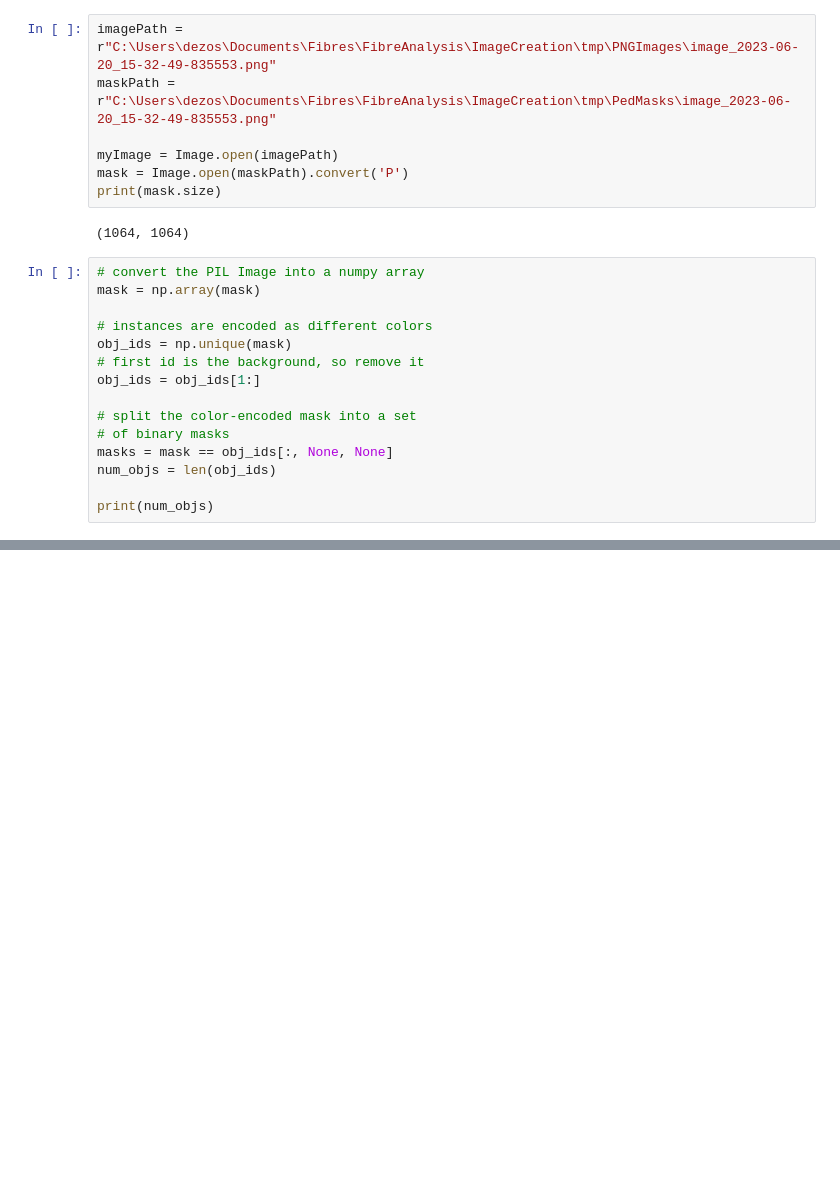
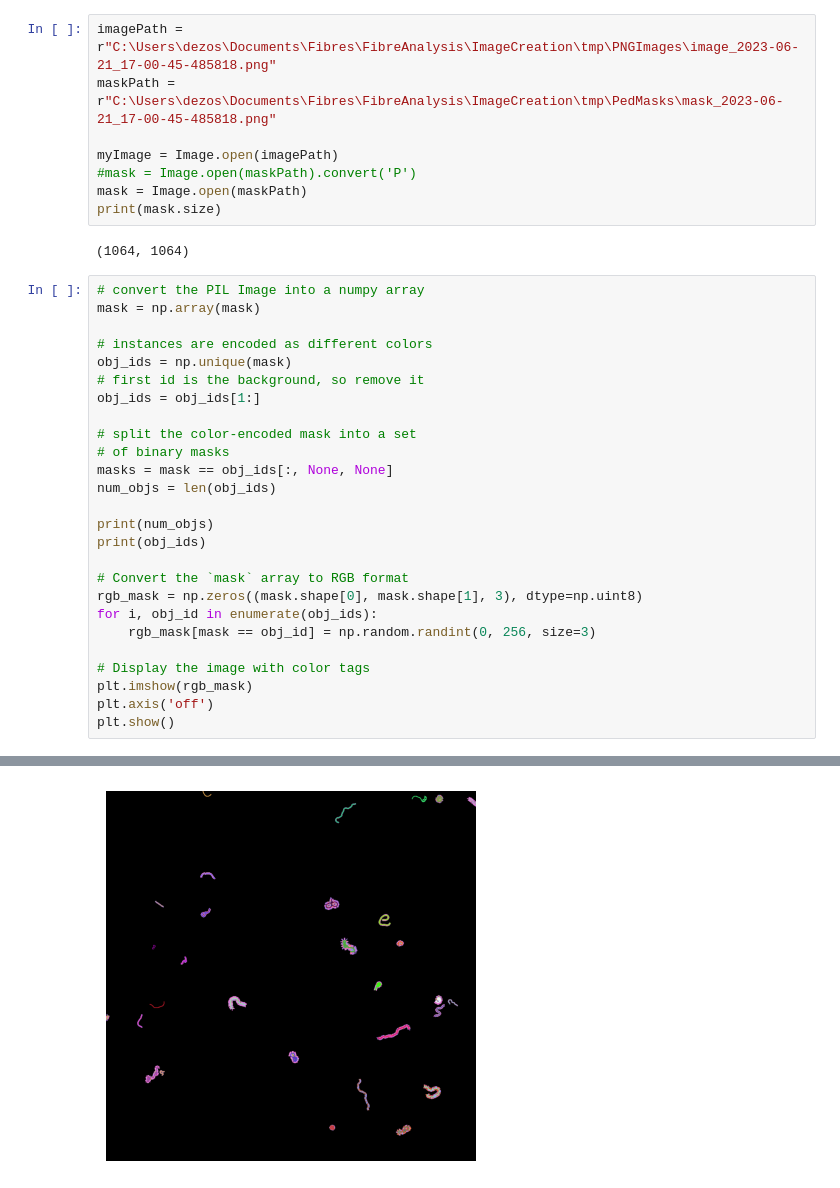
Before and after one commit to DeiricSean/FibreAnalysis, a Jupyter notebook: ImageCreation/temp_image_processing.ipynb, the cells around one changed output, grey strips where cells are left out. Saved outputs shown, nothing was run; the diff lists cells and outputs as text; blank space fills up the shorter version.

```diff
--- a/ImageCreation/temp_image_processing.ipynb
+++ b/ImageCreation/temp_image_processing.ipynb
@@ -7,9 +8,10 @@ from PIL import Image
 # %%
-imagePath = r"C:\Users\dezos\Documents\Fibres\FibreAnalysis\ImageCreation\tmp\PNGImages\image_2023-06-20_15-32-49-835553.png"
-maskPath = r"C:\Users\dezos\Documents\Fibres\FibreAnalysis\ImageCreation\tmp\PedMasks\image_2023-06-20_15-32-49-835553.png"
+imagePath = r"C:\Users\dezos\Documents\Fibres\FibreAnalysis\ImageCreation\tmp\PNGImages\image_2023-06-21_17-00-45-485818.png"
+maskPath = r"C:\Users\dezos\Documents\Fibres\FibreAnalysis\ImageCreation\tmp\PedMasks\mask_2023-06-21_17-00-45-485818.png"
 
 myImage = Image.open(imagePath)
-mask = Image.open(maskPath).convert('P')
+#mask = Image.open(maskPath).convert('P')
+mask = Image.open(maskPath)
 print(mask.size)
 # %% [output]
 (1064, 1064)
@@ -28,4 +30,15 @@ masks = mask == obj_ids[:, None, None]
 num_objs = len(obj_ids)
 
 print(num_objs)
+print(obj_ids)
+
+# Convert the `mask` array to RGB format
+rgb_mask = np.zeros((mask.shape[0], mask.shape[1], 3), dtype=np.uint8)
+for i, obj_id in enumerate(obj_ids):
+    rgb_mask[mask == obj_id] = np.random.randint(0, 256, size=3)
+
+# Display the image with color tags
+plt.imshow(rgb_mask)
+plt.axis('off')
+plt.show()
 # %% [output]
@@ -35 +50,2 @@ print(num_objs)
+[figure, added]
 # %%
```
Also changed, not shown: parts of 6 cells of this notebook, 2 other files.
